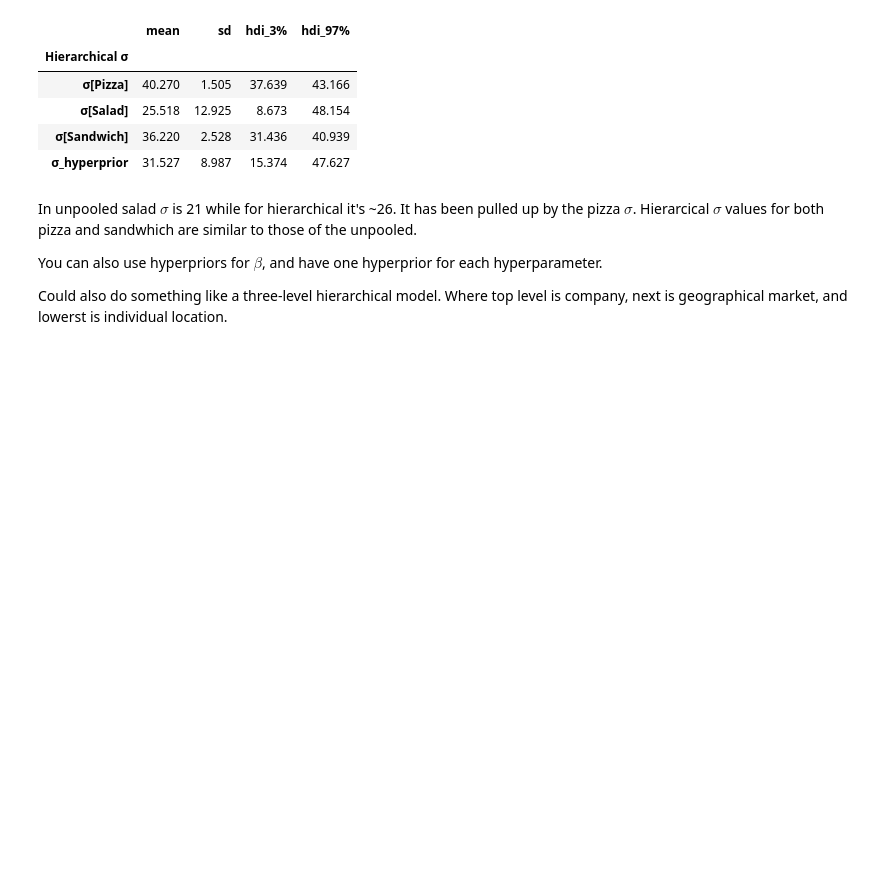
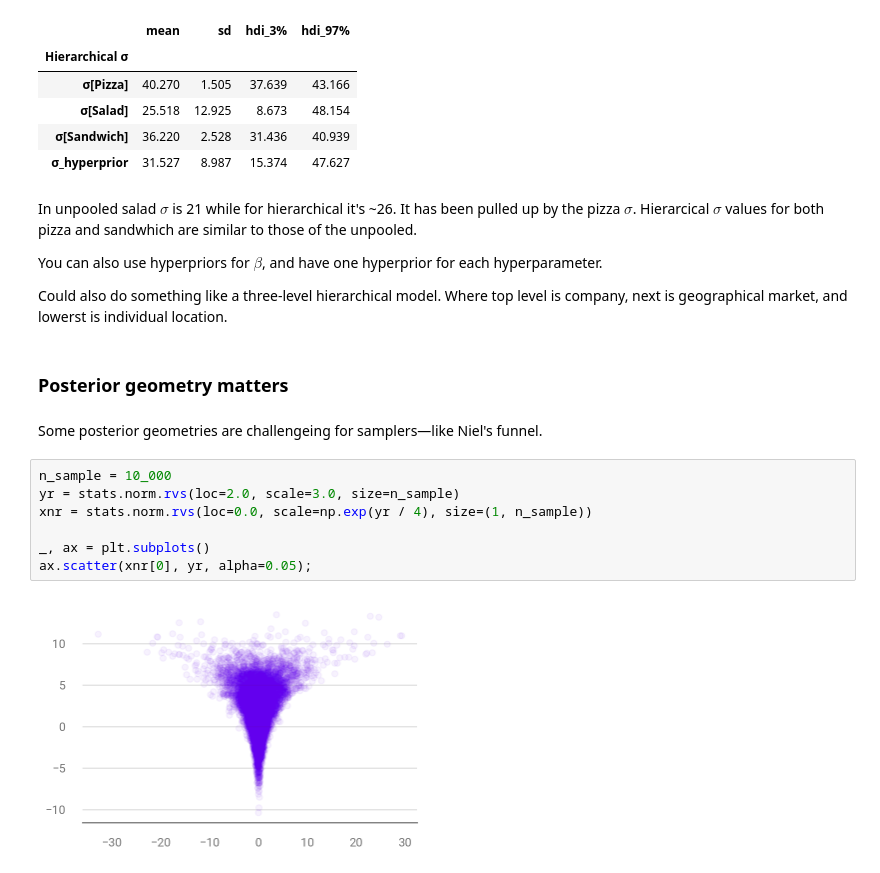
Before and after one commit to paw-lu/bayesian-modeling-computation-python, a Jupyter notebook: notebooks/4_extending_linear_models.ipynb, the cells around one changed output. Cells and saved outputs as stored; diff of their text form; blank space fills up the shorter version.

Commit message:
:memo: Posterior geometry

```diff
--- a/notebooks/4_extending_linear_models.ipynb
+++ b/notebooks/4_extending_linear_models.ipynb
@@ -629,3 +632,18 @@ Could also do something like a three-level hierarchical model.
 Where top level is company,
 next is geographical market,
 and lowerst is individual location.
+# %% [markdown]
+### Posterior geometry matters
+# %% [markdown]
+Some posterior geometries
+are challengeing for samplers—like
+Niel's funnel.
+# %%
+n_sample = 10_000
+yr = stats.norm.rvs(loc=2.0, scale=3.0, size=n_sample)
+xnr = stats.norm.rvs(loc=0.0, scale=np.exp(yr / 4), size=(1, n_sample))
+
+_, ax = plt.subplots()
+ax.scatter(xnr[0], yr, alpha=0.05);
+# %% [output]
+[figure, added]
```
Also changed, not shown: parts of 11 cells of this notebook, 1 other file.
